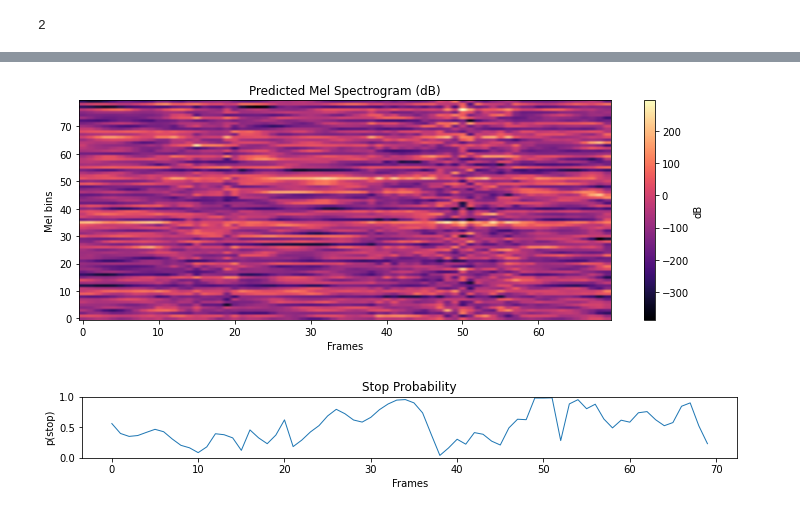
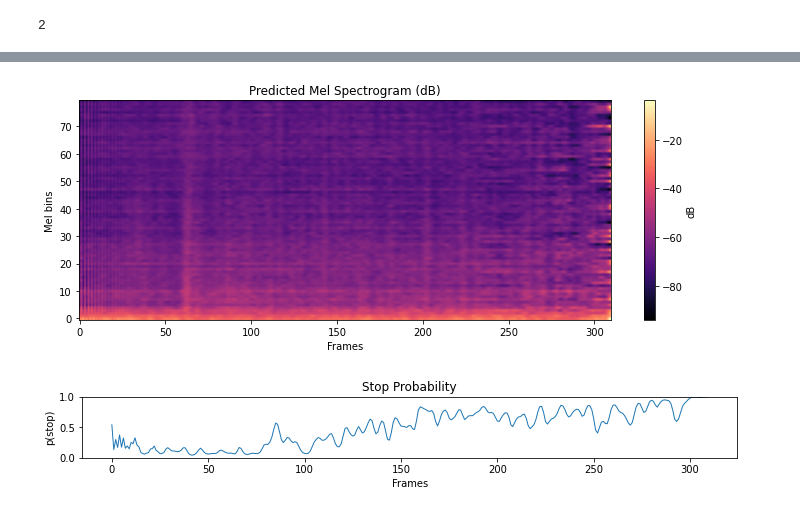
Before and after one commit to masoodafar-web/MyTTSModel, a Jupyter notebook: MyModelInfrence.ipynb, the cells around one changed output, grey strips where cells are left out. Cells and saved outputs as stored; diff of their text form; code cells hidden in the pictures.

```diff
--- a/MyModelInfrence.ipynb
+++ b/MyModelInfrence.ipynb
@@ -52,11 +52,16 @@ MAX_MEL_LEN = 2000  # سقف منطقی برای تولید
 tok = AutoTokenizer.from_pretrained("facebook/nllb-200-distilled-600M", use_fast=False, src_lang="eng_Latn")
 PAD_ID = tok.pad_token_id
 
-# ساخت/لود مدل
+# ساخت/لود مدل با preset یکپارچه
+from TTSConfig import get_model_preset, GreedyDefaults, compute_greedy_params
+PRESET = "normal"
+mcfg = get_model_preset(PRESET)
 core = TransformerTTS(
-    num_layers=12, d_model=256, num_heads=8, dff=2024,
+    num_layers=mcfg.num_layers, d_model=mcfg.d_model, num_heads=mcfg.num_heads, dff=mcfg.dff,
     input_vocab_size=len(tok), n_mels=N_MELS,
-    dropout_rate=0.1, pad_id=PAD_ID
+    dropout_rate=mcfg.dropout_rate, pad_id=PAD_ID,
+    use_prenet=mcfg.use_prenet, prenet_drop=mcfg.prenet_drop,
+    droppath_rate=mcfg.droppath_rate, cross_win=mcfg.cross_win
 )
 
 core.build_for_load(max_src_len=MAX_SRC_LEN, max_tgt_len=MAX_MEL_LEN)
@@ -188,20 +183,22 @@ def tokenize_texts(texts, tok, max_len=256, pad_id=1):
 # %%
 # ---------- اینفرنس ----------
 texts = ["Please use our dedicated channels for questions and discussion"]
-enc_ids, _ = tokenize_texts(texts, tok, max_len=MAX_SRC_LEN, pad_id=PAD_ID)
+enc_ids, lens = tokenize_texts(texts, tok, max_len=MAX_SRC_LEN, pad_id=PAD_ID)
 
-# greedy_generate شما خروجی PostNet را برمی‌گرداند (mel_hat)
+# Adaptive greedy params from config
+tok_len = int(lens.numpy()[0]) if hasattr(lens, 'numpy') else int(lens[0])
+gdef = GreedyDefaults()
+gparams = compute_greedy_params(tok_len, gdef)
+
+# Generate
 mel_hat, stop_probs = core.greedy_generate_fast(
     enc_ids,
-    max_steps=600,      # برای تست، بعداً زیاد کن
-    min_steps=40,
-    stop_threshold=0.55,
-    window=6,
-    patience=2,
-    check_stop_every=10,
-    verbose=True
+    **gparams
 )
+# Report output duration
+frames = int(mel_hat.shape[1])
+print('Frames:', frames, 'Seconds:', frames/(SR/HOP))
 mel_one = mel_hat[0].numpy()
-wav = mel_to_wav_griffinlim(mel_one, n_iter=32)  # قبلاً 64 یا 60 بود
+wav = mel_to_wav_griffinlim(mel_one, n_iter=60)  # قبلاً 64 یا 60 بود
 Audio(wav.numpy(), rate=SR)
 # %% [output]
@@ -214,36 +216,38 @@ I0000 00:00:1761175085.612641 2704283 cuda_solvers.cc:175] Creating GpuSolver ha
 # %%
 # ---------- Visualization: Mel spectrogram + Stop probability ----------
 import matplotlib.pyplot as plt
+import numpy as np
 
 def mel_norm_to_db(m):
     """Convert normalized mel [-1,1] to dB [-100,0].
     """
+    m = np.clip(m, -1.0, 1.0)
     return ((m + 1.0) * 0.5) * 100.0 - 100.0
 
 # Plot mel in dB
 mel_db = mel_norm_to_db(mel_one)
 plt.figure(figsize=(10, 4))
 plt.imshow(mel_db.T, origin='lower', aspect='auto', cmap='magma')
 cbar = plt.colorbar(); cbar.set_label('dB')
 plt.xlabel('Frames')
 plt.ylabel('Mel bins')
 plt.title('Predicted Mel Spectrogram (dB)')
 plt.tight_layout()
 plt.show()
 
 # Plot stop probability over time (if available)
 try:
     sp = stop_probs[0].numpy().squeeze()
     plt.figure(figsize=(10, 1.8))
     plt.plot(sp, linewidth=1.0)
     plt.ylim([0, 1])
     plt.xlabel('Frames')
     plt.ylabel('p(stop)')
     plt.title('Stop Probability')
     plt.tight_layout()
     plt.show()
 except Exception:
     pass
 # %% [output]
-[figure, old version]
+[figure, new version]
-[figure, old version]
+[figure, new version]
```
Also changed, not shown: parts of 4 cells of this notebook, 4 other files.
